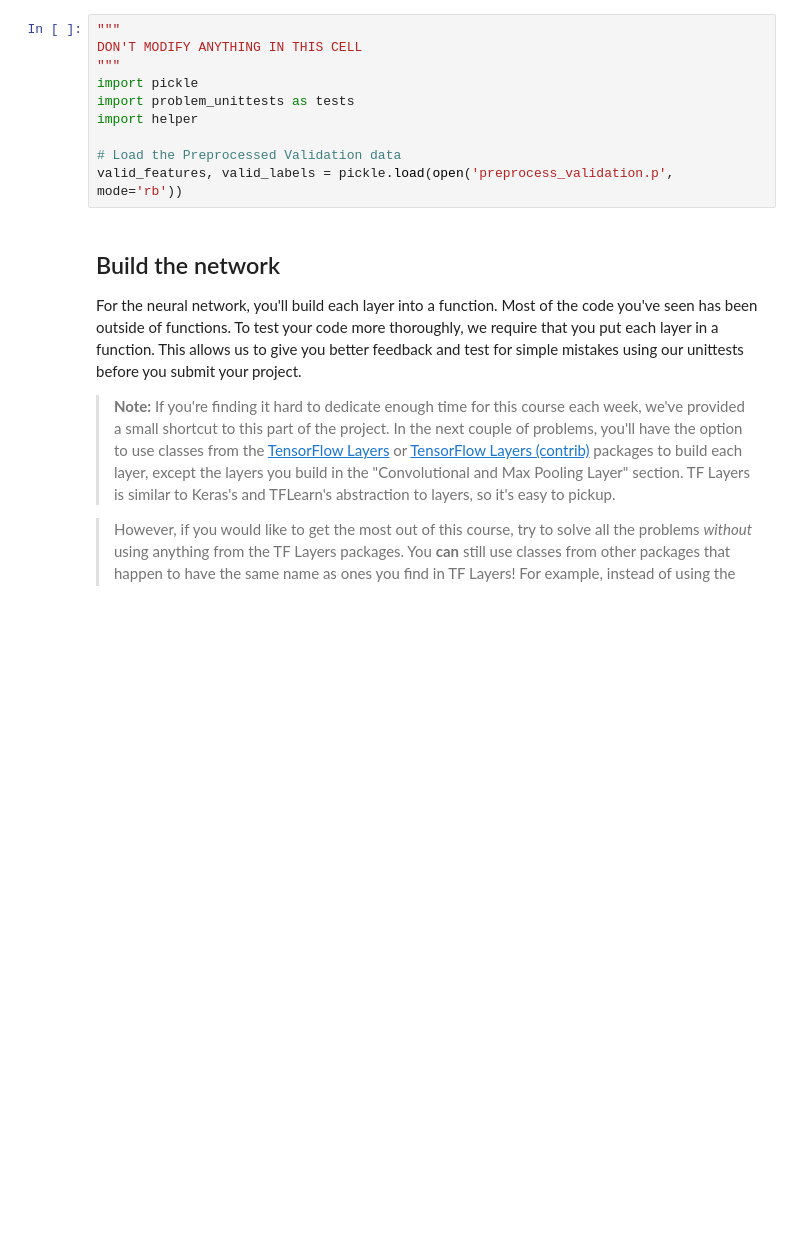
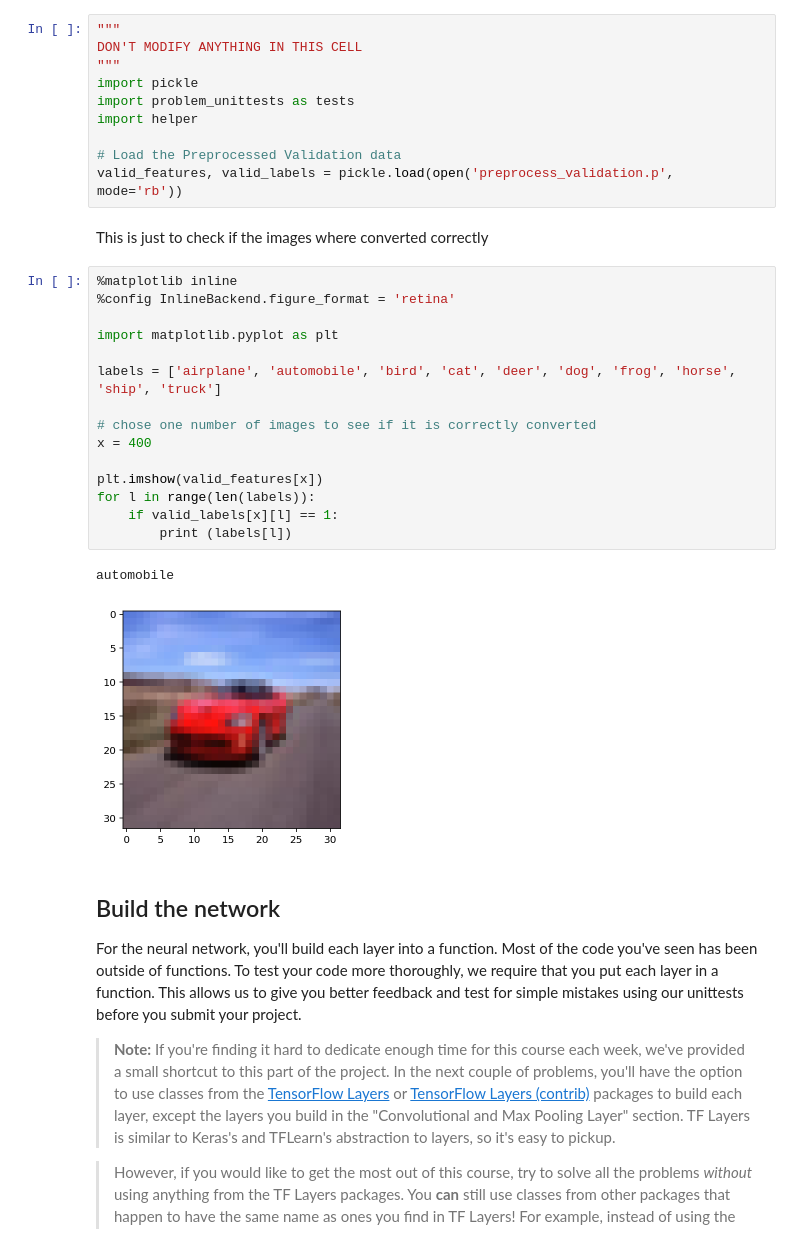
Before and after one commit to flamoedo/image-classification, a Jupyter notebook: dlnd_image_classification.ipynb, the cells around one changed output. Drawn from its saved outputs; the diff is of its cells as text; blank space fills up the shorter version.

```diff
--- a/dlnd_image_classification.ipynb
+++ b/dlnd_image_classification.ipynb
@@ -171,6 +162,26 @@ import helper
 
 # Load the Preprocessed Validation data
 valid_features, valid_labels = pickle.load(open('preprocess_validation.p', mode='rb'))
+# %% [markdown]
+This is just to check if the images where converted correctly
+# %%
+%matplotlib inline
+%config InlineBackend.figure_format = 'retina'
+
+import matplotlib.pyplot as plt
+
+labels = ['airplane', 'automobile', 'bird', 'cat', 'deer', 'dog', 'frog', 'horse', 'ship', 'truck']
+
+# chose one number of images to see if it is correctly converted
+x = 400
+
+plt.imshow(valid_features[x])
+for l in range(len(labels)):
+    if valid_labels[x][l] == 1:
+        print (labels[l])
+# %% [output]
+automobile
+[figure, added]
 # %% [markdown]
 ## Build the network
 For the neural network, you'll build each layer into a function.  Most of the code you've seen has been outside of functions. To test your code more thoroughly, we require that you put each layer in a function.  This allows us to give you better feedback and test for simple mistakes using our unittests before you submit your project.
```
Also changed, not shown: parts of 6 cells of this notebook.
